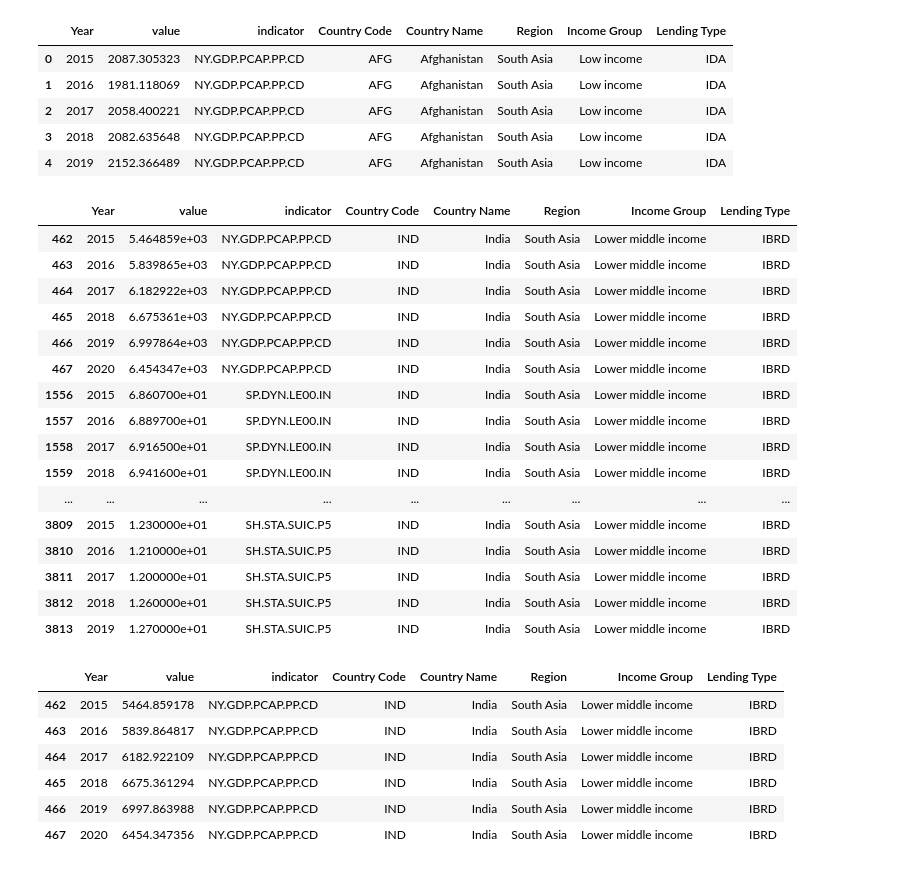
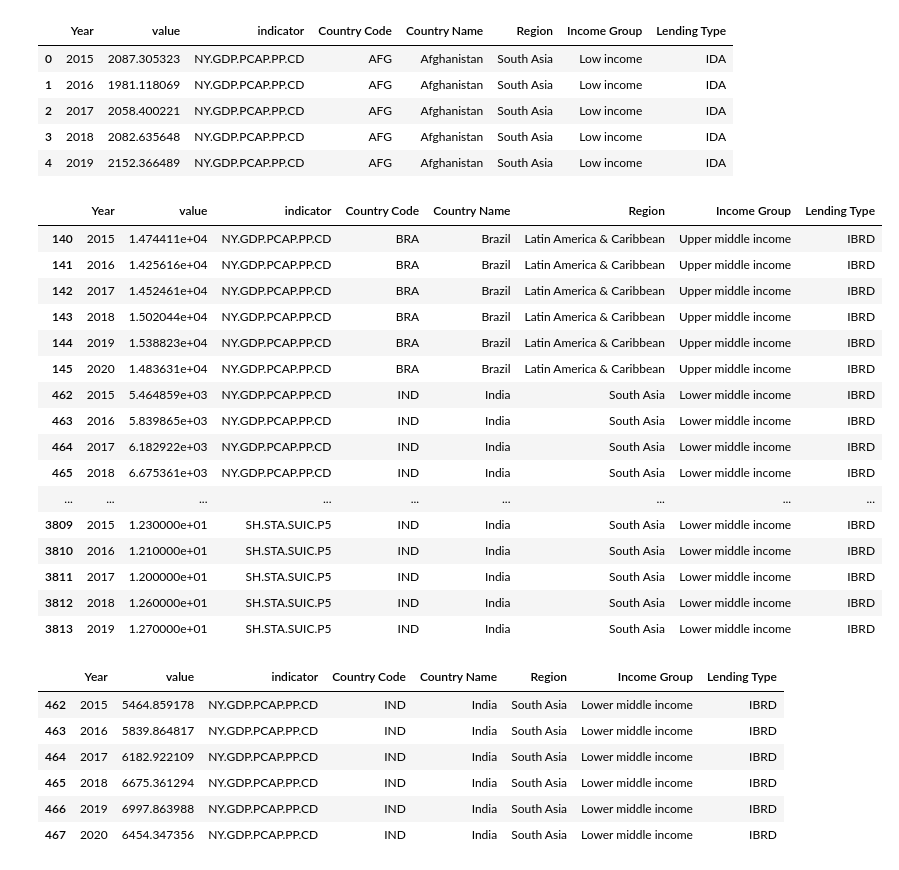
Before and after one commit to kq49539/DATA690-ATMAN, a Jupyter notebook: assignment_07/inclass_practice_session_7.ipynb, the cells around one changed output. Saved outputs shown, nothing was run; the diff lists cells and outputs as text; code cells hidden in the pictures.

```diff
--- a/assignment_07/inclass_practice_session_7.ipynb
+++ b/assignment_07/inclass_practice_session_7.ipynb
@@ -54,20 +52,20 @@ df.head()
 # %%
 # df_ind = df_new.query("Country Code == 'IND'")
 
-df_ind = df[df["Country Code"]=='IND']
+df_ind = df[df["Country Code"].isin(['IND','BRA'])]
 df_ind
 # %% [output]
 |  | Year | value | indicator | Country Code | Country Name | Region | Income Group | Lending Type |
+| 140 | 2015 | 1.474411e+04 | NY.GDP.PCAP.PP.CD | BRA | Brazil | Latin America & Caribbean | Upper middle income | IBRD |
+| 141 | 2016 | 1.425616e+04 | NY.GDP.PCAP.PP.CD | BRA | Brazil | Latin America & Caribbean | Upper middle income | IBRD |
+| 142 | 2017 | 1.452461e+04 | NY.GDP.PCAP.PP.CD | BRA | Brazil | Latin America & Caribbean | Upper middle income | IBRD |
+| 143 | 2018 | 1.502044e+04 | NY.GDP.PCAP.PP.CD | BRA | Brazil | Latin America & Caribbean | Upper middle income | IBRD |
+| 144 | 2019 | 1.538823e+04 | NY.GDP.PCAP.PP.CD | BRA | Brazil | Latin America & Caribbean | Upper middle income | IBRD |
+| 145 | 2020 | 1.483631e+04 | NY.GDP.PCAP.PP.CD | BRA | Brazil | Latin America & Caribbean | Upper middle income | IBRD |
 | 462 | 2015 | 5.464859e+03 | NY.GDP.PCAP.PP.CD | IND | India | South Asia | Lower middle income | IBRD |
 | 463 | 2016 | 5.839865e+03 | NY.GDP.PCAP.PP.CD | IND | India | South Asia | Lower middle income | IBRD |
 | 464 | 2017 | 6.182922e+03 | NY.GDP.PCAP.PP.CD | IND | India | South Asia | Lower middle income | IBRD |
 | 465 | 2018 | 6.675361e+03 | NY.GDP.PCAP.PP.CD | IND | India | South Asia | Lower middle income | IBRD |
-| 466 | 2019 | 6.997864e+03 | NY.GDP.PCAP.PP.CD | IND | India | South Asia | Lower middle income | IBRD |
-| 467 | 2020 | 6.454347e+03 | NY.GDP.PCAP.PP.CD | IND | India | South Asia | Lower middle income | IBRD |
-| 1556 | 2015 | 6.860700e+01 | SP.DYN.LE00.IN | IND | India | South Asia | Lower middle income | IBRD |
-| 1557 | 2016 | 6.889700e+01 | SP.DYN.LE00.IN | IND | India | South Asia | Lower middle income | IBRD |
-| 1558 | 2017 | 6.916500e+01 | SP.DYN.LE00.IN | IND | India | South Asia | Lower middle income | IBRD |
-| 1559 | 2018 | 6.941600e+01 | SP.DYN.LE00.IN | IND | India | South Asia | Lower middle income | IBRD |
 | ... | ... | ... | ... | ... | ... | ... | ... | ... |
 | 3809 | 2015 | 1.230000e+01 | SH.STA.SUIC.P5 | IND | India | South Asia | Lower middle income | IBRD |
 | 3810 | 2016 | 1.210000e+01 | SH.STA.SUIC.P5 | IND | India | South Asia | Lower middle income | IBRD |
```
Also changed, not shown: parts of 5 cells of this notebook.
